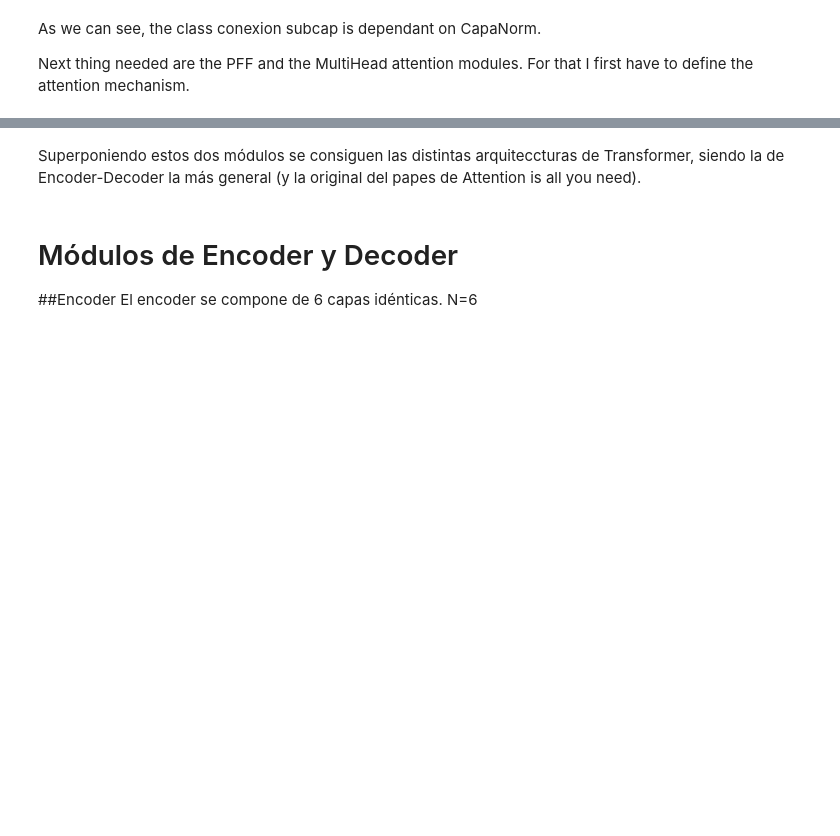
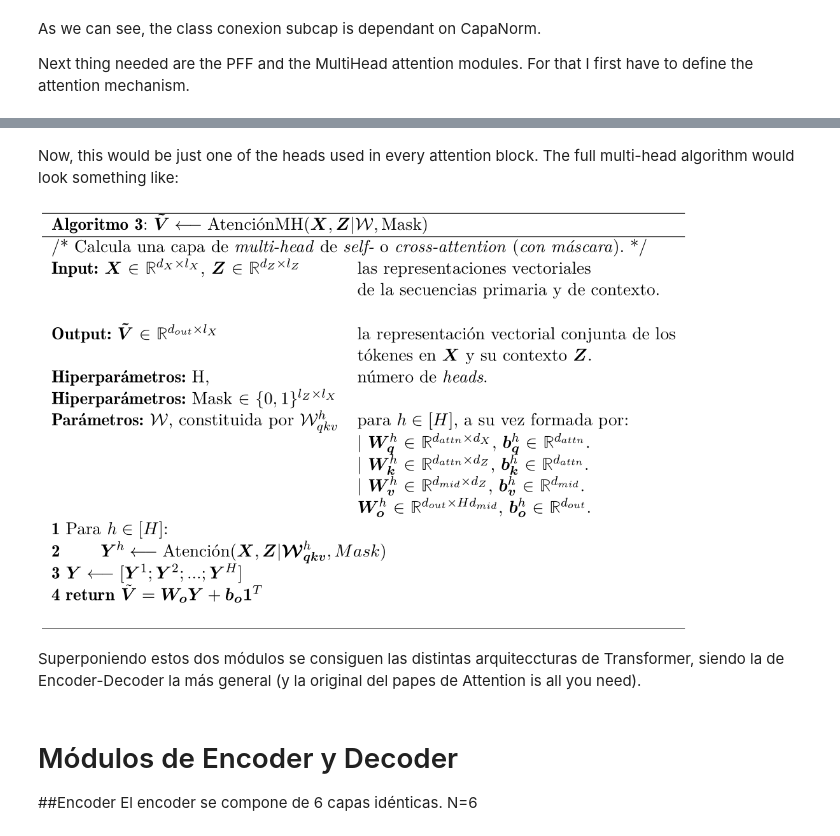
Before and after one commit to nomadicsenseis/annoted-transformer, a Jupyter notebook: The_Annoted_Transformer.ipynb, the cells around one changed output, grey strips where cells are left out. Drawn from its saved outputs; the diff is of its cells as text; code cells hidden in the pictures; blank space fills up the shorter version.

```diff
--- a/The_Annoted_Transformer.ipynb
+++ b/The_Annoted_Transformer.ipynb
@@ -96,3 +195,10 @@ def attention(query, key, value, mask=None, dropout=None):
+# %% [markdown]
+Now, this would be just one of the heads used in every attention block. The full multi-head algorithm would look something like:
+# %%
+from IPython.display import Image
+Image(filename='/content/multi-head-attention.png',width=650, height=300)
+# %% [output]
+[figure, added]
 # %%
 class MultiHeadedattention(nn.Module):
   def __init__(self,h,d_model,dropout=0.1):
```
Also changed, not shown: parts of 25 cells of this notebook.
